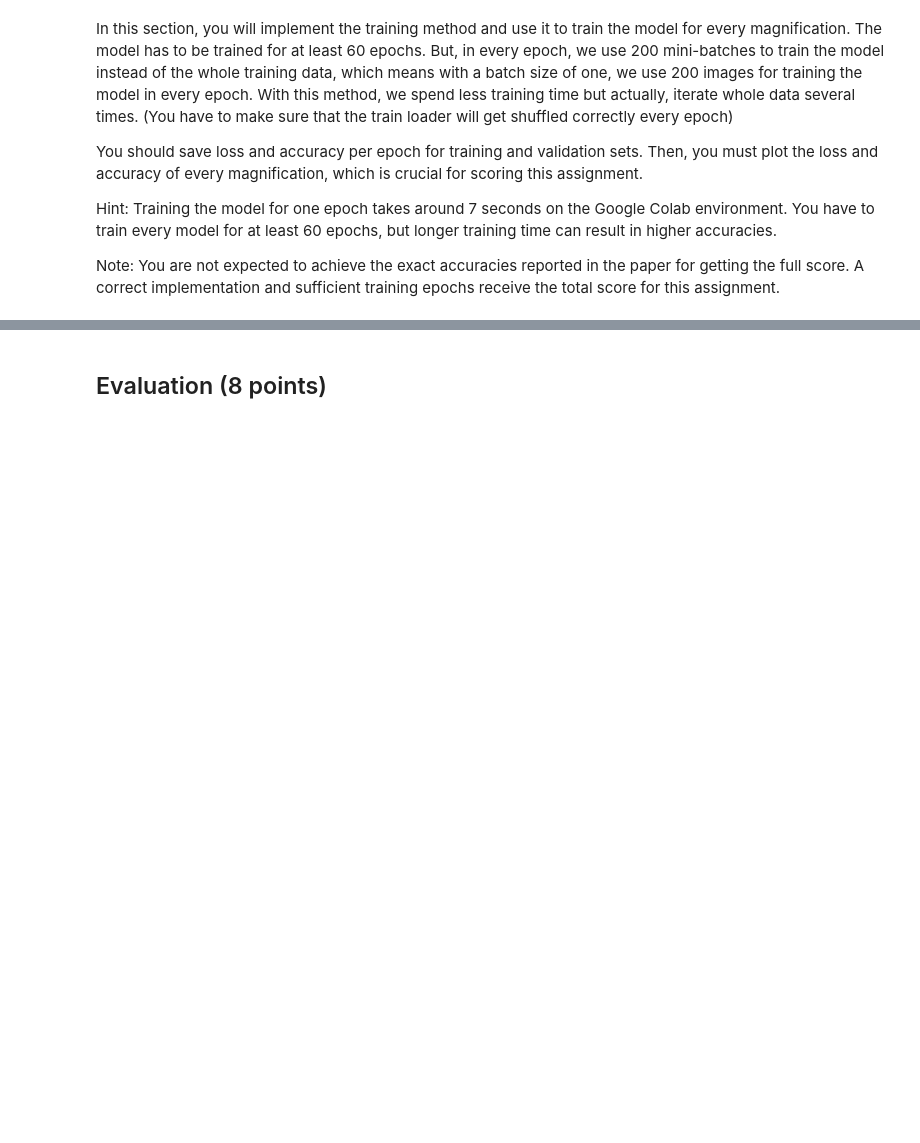
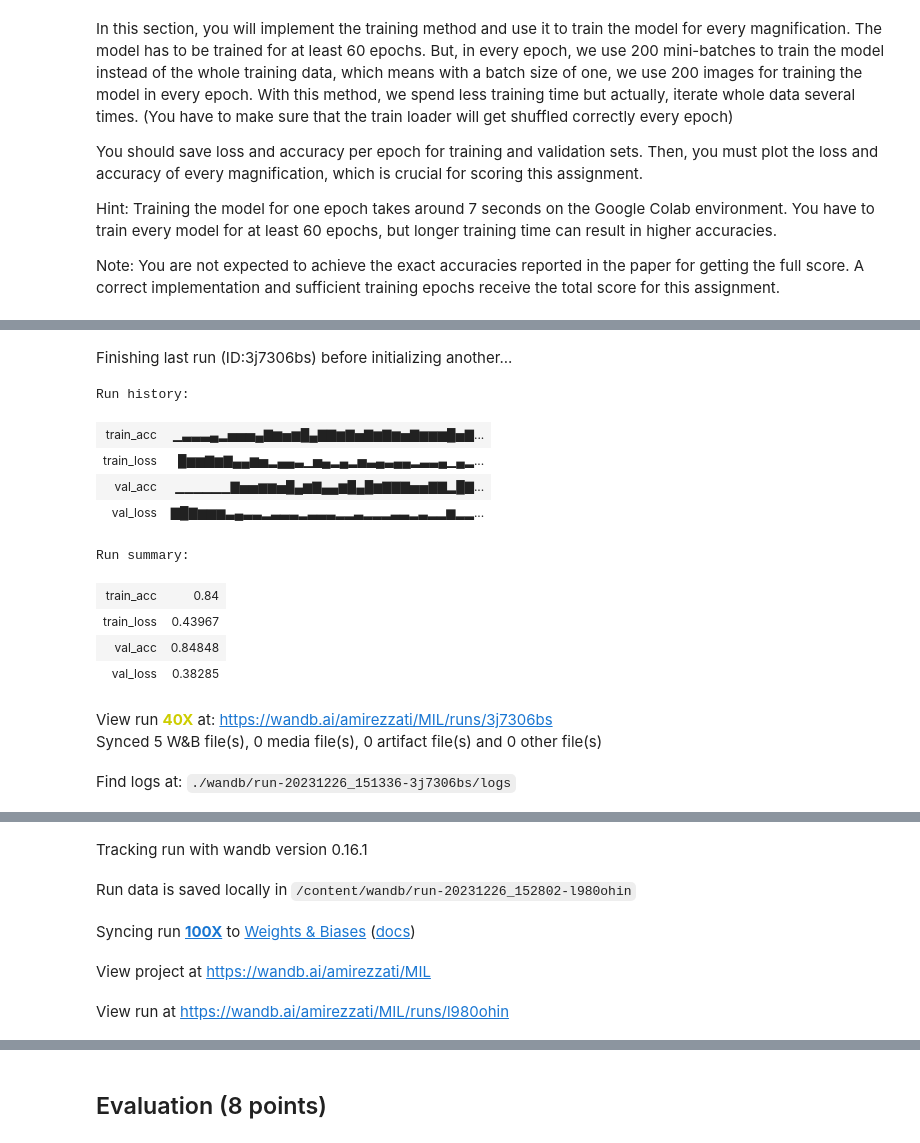
Before and after one commit to amirezzati/iabi, a Jupyter notebook: homeworks/HW4/pract/HW4_MIL.ipynb, the cells around one changed output, grey strips where cells are left out. Saved outputs shown, nothing was run; the diff lists cells and outputs as text; code cells hidden in the pictures; blank space fills up the shorter version.

```diff
--- a/homeworks/HW4/pract/HW4_MIL.ipynb
+++ b/homeworks/HW4/pract/HW4_MIL.ipynb
@@ -106,0 +470,35 @@ magn = "100X"
+# %%
+# Train the model on the 100X data here (1 points)
+model_path = '/content/best_model_after100X.pt'
+epochs = 60
+magn = "100X"
+
+wandb.init(
+    # set the wandb project where this run will be logged
+    project="MIL",
+
+    # track hyperparameters and run metadata
+    config={
+    "learning_rate": lr,
+    "architecture": "Attention-based Deep Multiple Instance Learning",
+    "epochs": epochs,
+    },
+    name=magn
+)
+# model = torch.load(model_path)
+train(dataloader[magn])
+# %% [output]
+Finishing last run (ID:3j7306bs) before initializing another...
+Run history:
+| train_acc | ▁▃▃▃▄▂▅▅▅▄▇▆▅▆█▄▇▇▆▇▅▇▆▇▆▅▇▆▆▆█▅▇... |
+| train_loss | █▆▆▇▆▇▄▄▆▅▂▄▄▃▁▅▄▂▄▂▅▃▄▃▄▄▂▃▃▄▁▄▂... |
+| val_acc | ▁▁▁▁▁▁▇▅▅▆▆▅█▄▆▇▄▄▆█▄█▆▇▇▇▅▅▇▇▂█▇... |
+| val_loss | ▇█▇▆▆▆▃▄▃▃▂▃▃▃▂▃▃▃▂▂▃▂▂▂▃▃▂▃▂▂▆▂▂... |
+Run summary:
+| train_acc | 0.84 |
+| train_loss | 0.43967 |
+| val_acc | 0.84848 |
+| val_loss | 0.38285 |
+View run 40X at: https://wandb.ai/amirezzati/MIL/runs/3j7306bs
+Synced 5 W&B file(s), 0 media file(s), 0 artifact file(s) and 0 other file(s)
+Find logs at: ./wandb/run-20231226_151336-3j7306bs/logs
@@ -106,0 +506,5 @@ magn = "100X"
+Tracking run with wandb version 0.16.1
+Run data is saved locally in /content/wandb/run-20231226_152802-l980ohin
+Syncing run 100X to Weights & Biases (docs)
+View project at https://wandb.ai/amirezzati/MIL
+View run at https://wandb.ai/amirezzati/MIL/runs/l980ohin
```
Also changed, not shown: parts of 46 cells of this notebook.
